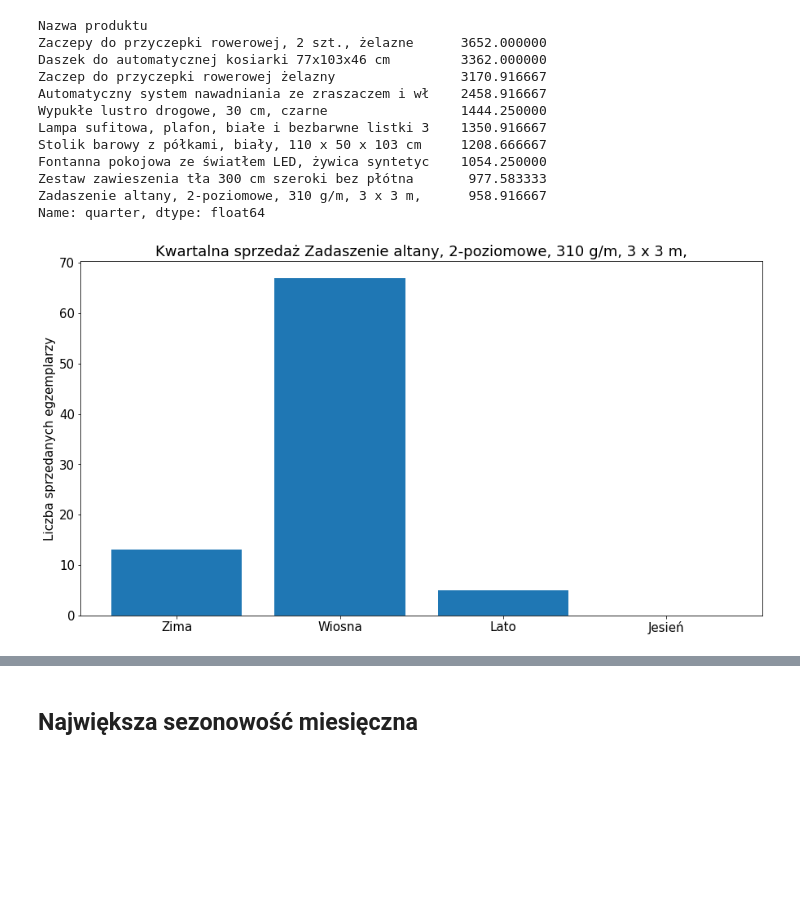
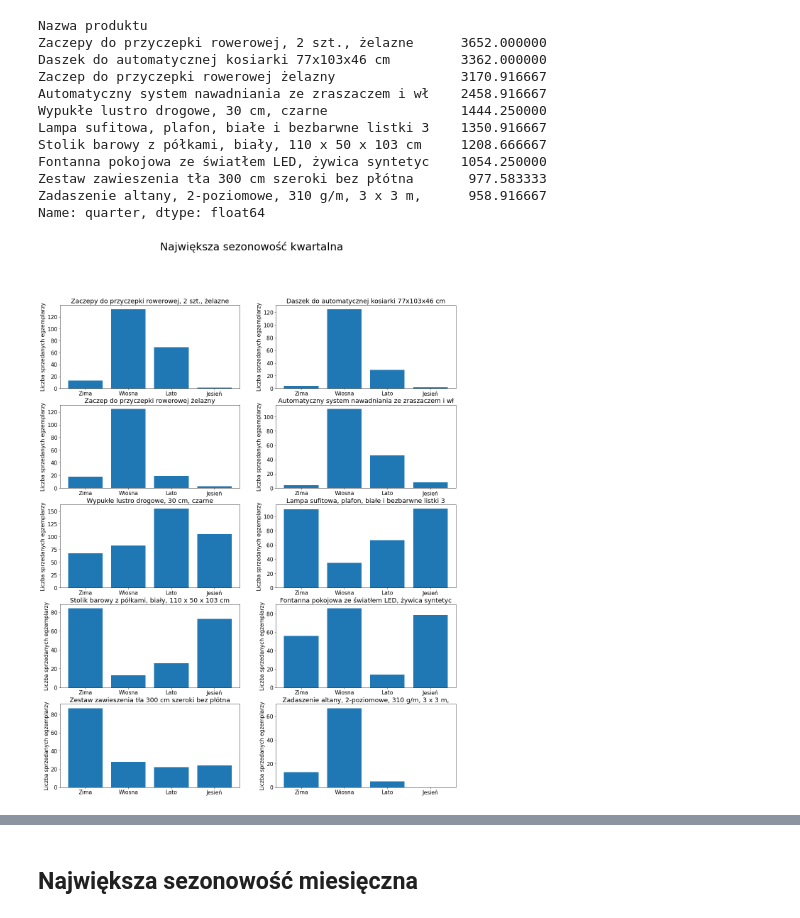
Before and after one commit to pbiecek/InterpretableMachineLearning2021, a Jupyter notebook: ShumeeProject/Different seasonal patterns.ipynb, the cells around one changed output, grey strips where cells are left out. Drawn from its saved outputs; the diff is of its cells as text; code cells hidden in the pictures; blank space fills up the shorter version.

```diff
--- a/ShumeeProject/Different seasonal patterns.ipynb
+++ b/ShumeeProject/Different seasonal patterns.ipynb
@@ -84,7 +109,7 @@ def seasonal_sells(df, name, season):
 
     return sells
 
-def plot_seasonality(df, name, season):
+def plot_seasonality(df, name, season, ax=None):
     """Plot the seasonal sells returned by seasonal_sells().
 
     :param df: pd.DataFrame with the Shumee data
@@ -94,31 +119,34 @@ def plot_seasonality(df, name, season):
     """
     sells = seasonal_sells(df, name, season)
 
+    if ax is None:
+        fig, ax = plt.subplots(1,1)
+
     if season == "quarter":
-        plt.bar(range(4), sells, tick_label = ["Zima", "Wiosna", "Lato", "Jesień"])
-        plt.ylabel("Liczba sprzedanych egzemplarzy")
-        plt.title(f"Kwartalna sprzedaż {name}")
+        ax.bar(range(4), sells, tick_label = ["Zima", "Wiosna", "Lato", "Jesień"])
+        ax.set_ylabel("Liczba sprzedanych egzemplarzy")
+        ax.set_title(f"{name}")
 
     elif season == "month":
-        plt.bar(range(12), sells, tick_label = "Sty Lut Mar Kwi Maj Cze Lip Sie Wrz Paz Lis Gru".split(" "))
-        plt.ylabel("Liczba sprzedanych egzemplarzy")
-        plt.title(f"Miesięczna sprzedaż {name}")
+        ax.bar(range(12), sells, tick_label = "Sty Lut Mar Kwi Maj Cze Lip Sie Wrz Paz Lis Gru".split(" "))
+        ax.set_ylabel("Liczba sprzedanych egzemplarzy")
+        ax.set_title(f"{name}")
 
     elif season == "week":
-        plt.bar(range(7), sells, tick_label = "Pon Wt Śr Czw Pt Sob Nd".split(" "))
-        plt.ylabel("Liczba sprzedanych egzemplarzy")
-        plt.title(f"Tygodniowa sprzedaż {name}")
+        ax.bar(range(7), sells, tick_label = "Pon Wt Śr Czw Pt Sob Nd".split(" "))
+        ax.set_ylabel("Liczba sprzedanych egzemplarzy")
+        ax.set_title(f"{name}")
 
     elif season =="hour":
         sells.plot(marker="o")
-        plt.ylabel("Liczba sprzedanych egzemplarzy")
-        plt.xlabel("Godzina")
-        plt.title(f"Godzinna sprzedaż {name}")
+        ax.set_ylabel("Liczba sprzedanych egzemplarzy")
+        ax.set_xlabel("Godzina")
+        ax.set_title(f"{name}")
 
     elif "total":
         sells.plot()
-        plt.ylabel("Liczba sprzedanych egzemplarzy")
-        plt.title(f"Sprzedaż {name}")
+        ax.set_ylabel("Liczba sprzedanych egzemplarzy")
+        ax.set_title(f"Sprzedaż {name}")
 # %% [markdown]
 ## Usunięcie produktów sprzedawanych mniej niż rok
 # %%
@@ -186,7 +214,13 @@ Fontanna pokojowa ze światłem LED, żywica syntetyc    1054.250000
 Zestaw zawieszenia tła 300 cm szeroki bez płótna       977.583333
 Zadaszenie altany, 2-poziomowe, 310 g/m, 3 x 3 m,      958.916667
 Name: quarter, dtype: float64
-# %%
-plot_seasonality(df, seasonality["quarter"].sort_values(ascending=False).index[9], "quarter")
-# %% [output]
-[figure, removed]
+# %%
+fig, axes = plt.subplots(5, 2, figsize = (20, 25))
+names_of_most_seasonal = seasonality["quarter"].sort_values(ascending=False).index
+for i, ax in enumerate(axes.flatten()):
+    plot_seasonality(df, names_of_most_seasonal[i], "quarter", ax)
+
+fig.suptitle("Największa sezonowość kwartalna", fontsize=30)
+plt.show()
+# %% [output]
+[figure, added]
```
Also changed, not shown: parts of 45 cells of this notebook.
